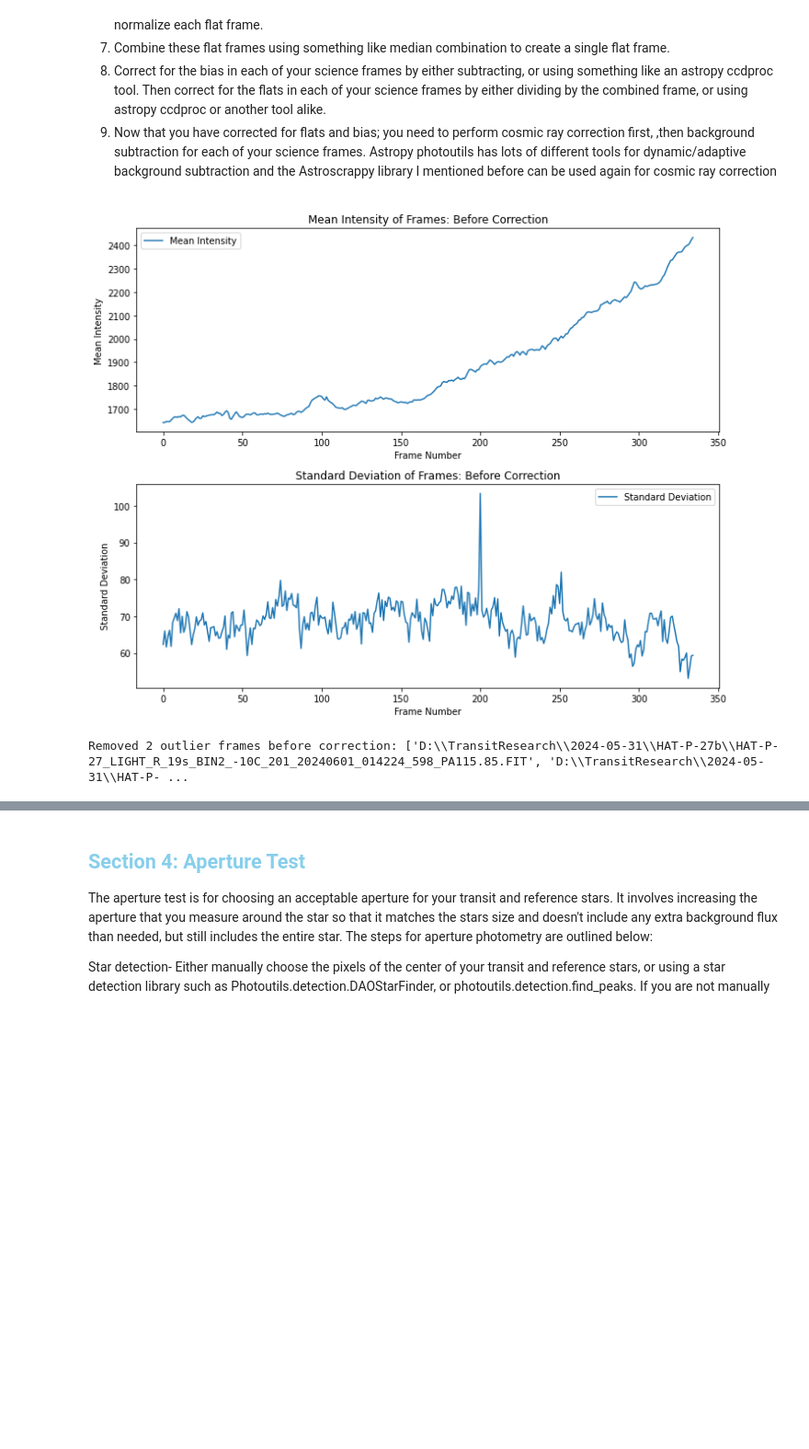
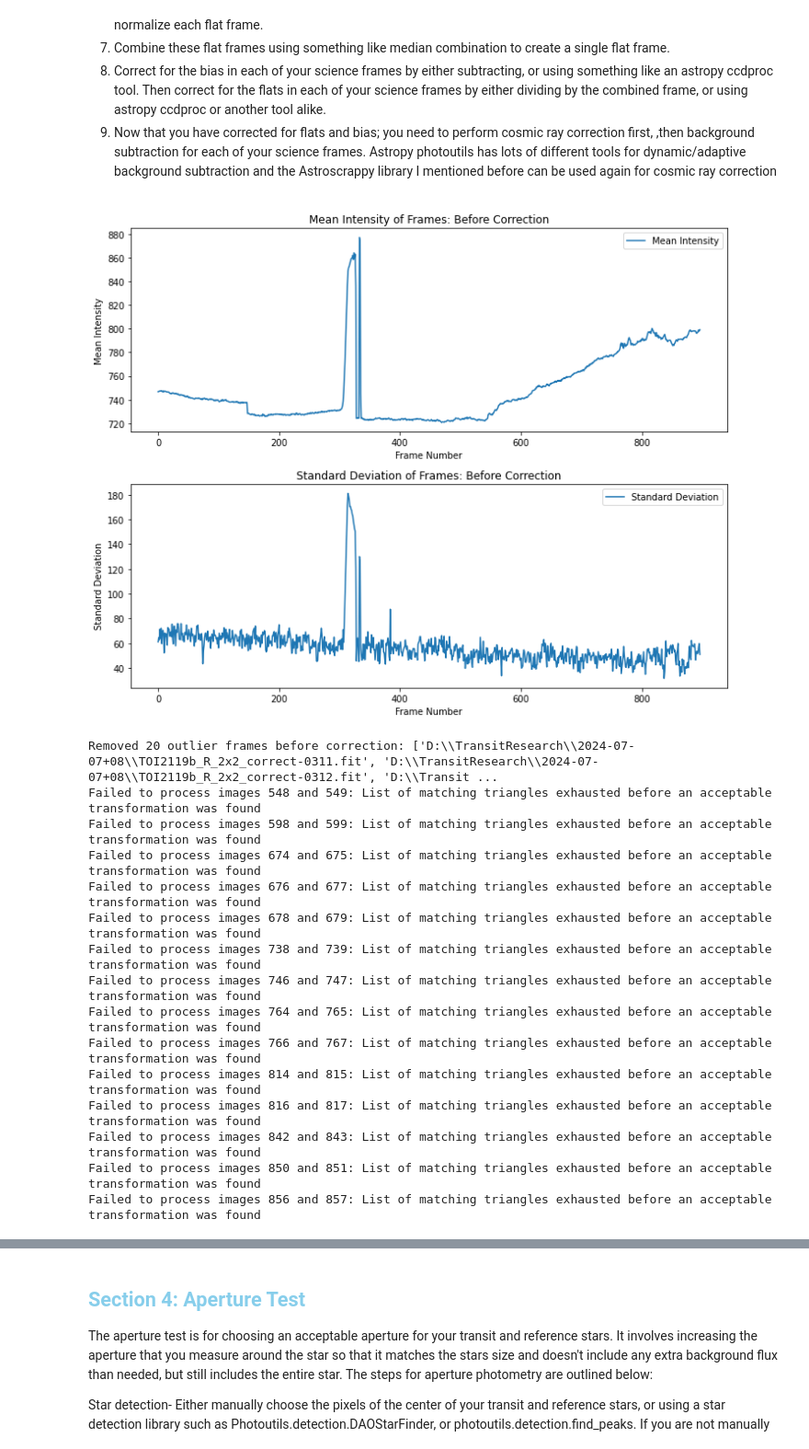
Before and after one commit to aidenweatherbee/ExoplanetTransitProcessing, a Jupyter notebook: TransitProcessing2.ipynb, the cells around one changed output, grey strips where cells are left out. Shown at 92% size. Saved outputs shown, nothing was run; the diff lists cells and outputs as text; code cells hidden in the pictures; blank space fills up the shorter version.

```diff
--- a/TransitProcessing2.ipynb
+++ b/TransitProcessing2.ipynb
@@ -224,35 +224,49 @@ def calibrate_and_save_images(science_images, flat_images, bias_images, output_f
                         corrected_ccd = CCDData(realigned_data, unit='adu', meta=science_ccd.meta)
 
                     stack_data += corrected_ccd.data
 
             stack_data /= 2
             corrected_science_ccd = CCDData(stack_data.astype('float32'), unit='adu', meta=stack_header)
             corrected_science_ccds.append(corrected_science_ccd)
 
             output_file = os.path.join(output_folder, os.path.basename(science_images[i][1]))
             fits.writeto(output_file, corrected_science_ccd.data, corrected_science_ccd.meta, overwrite=True)
         except Exception as e:
             print(f"Failed to process images {i} and {i+1}: {e}")
 
     # Plot statistics after correction
     plot_statistics(corrected_science_ccds, "After Correction")
 
     corrected_science_ccds, removed_indices_after = filter_outliers(corrected_science_ccds)
     removed_files_after = [science_images[i][1] for i in removed_indices_after]
     print(f"Removed {len(removed_indices_after)} outlier frames after correction: {removed_files_after}")
 
     return removed_files_before, removed_files_after
 
 # Example usage
-folder = "D:\\TransitResearch\\2024-05-31\\HAT-P-27b"
+folder = "D:\\TransitResearch\\2024-07-07+08"
 flat_images = load_fits_images(folder, "FLAT_R")
 bias_images = load_fits_images(folder, "Bias")
-science_images = load_fits_images(folder, "HAT-P-27")
-output_folder = "D:\\TransitResearch\\2024-05-31\\calibrated_images4"
+science_images = load_fits_images(folder, "TOI")
+output_folder = "D:\\TransitResearch\\2024-07-07+08\\calibrated_images"
 
 removed_files_before, removed_files_after = calibrate_and_save_images(science_images, flat_images, bias_images, output_folder)
 print(f"Files removed before correction: {removed_files_before}")
 print(f"Files removed after correction: {removed_files_after}")
 # %% [output]
-[figure, old version]
+[figure, new version]
-Removed 2 outlier frames before correction: ['D:\\TransitResearch\\2024-05-31\\HAT-P-27b\\HAT-P-27_LIGHT_R_19s_BIN2_-10C_201_20240601_014224_598_PA115.85.FIT', 'D:\\TransitResearch\\2024-05-31\\HAT-P- ...
+Removed 20 outlier frames before correction: ['D:\\TransitResearch\\2024-07-07+08\\TOI2119b_R_2x2_correct-0311.fit', 'D:\\TransitResearch\\2024-07-07+08\\TOI2119b_R_2x2_correct-0312.fit', 'D:\\Transit ...
+Failed to process images 548 and 549: List of matching triangles exhausted before an acceptable transformation was found
+Failed to process images 598 and 599: List of matching triangles exhausted before an acceptable transformation was found
+Failed to process images 674 and 675: List of matching triangles exhausted before an acceptable transformation was found
+Failed to process images 676 and 677: List of matching triangles exhausted before an acceptable transformation was found
+Failed to process images 678 and 679: List of matching triangles exhausted before an acceptable transformation was found
+Failed to process images 738 and 739: List of matching triangles exhausted before an acceptable transformation was found
+Failed to process images 746 and 747: List of matching triangles exhausted before an acceptable transformation was found
+Failed to process images 764 and 765: List of matching triangles exhausted before an acceptable transformation was found
+Failed to process images 766 and 767: List of matching triangles exhausted before an acceptable transformation was found
+Failed to process images 814 and 815: List of matching triangles exhausted before an acceptable transformation was found
+Failed to process images 816 and 817: List of matching triangles exhausted before an acceptable transformation was found
+Failed to process images 842 and 843: List of matching triangles exhausted before an acceptable transformation was found
+Failed to process images 850 and 851: List of matching triangles exhausted before an acceptable transformation was found
+Failed to process images 856 and 857: List of matching triangles exhausted before an acceptable transformation was found
```
Also changed, not shown: parts of 3 cells of this notebook, 1 other file.
